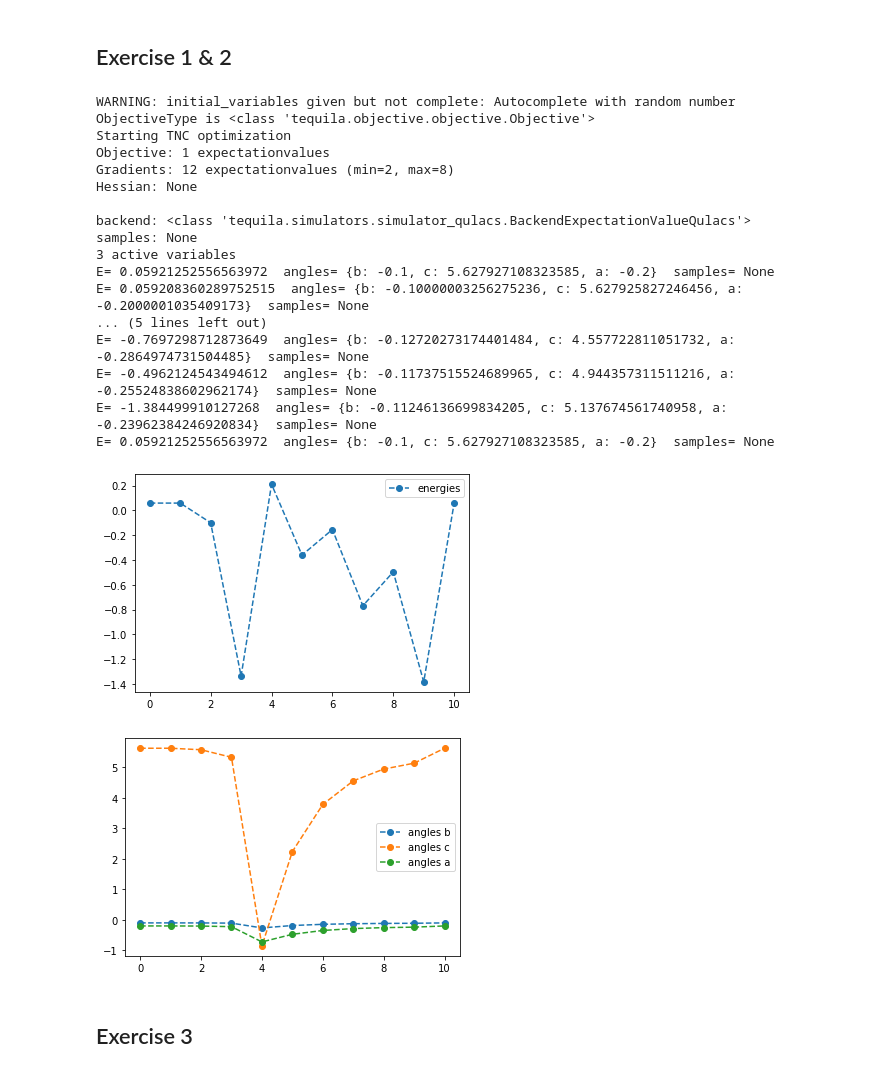
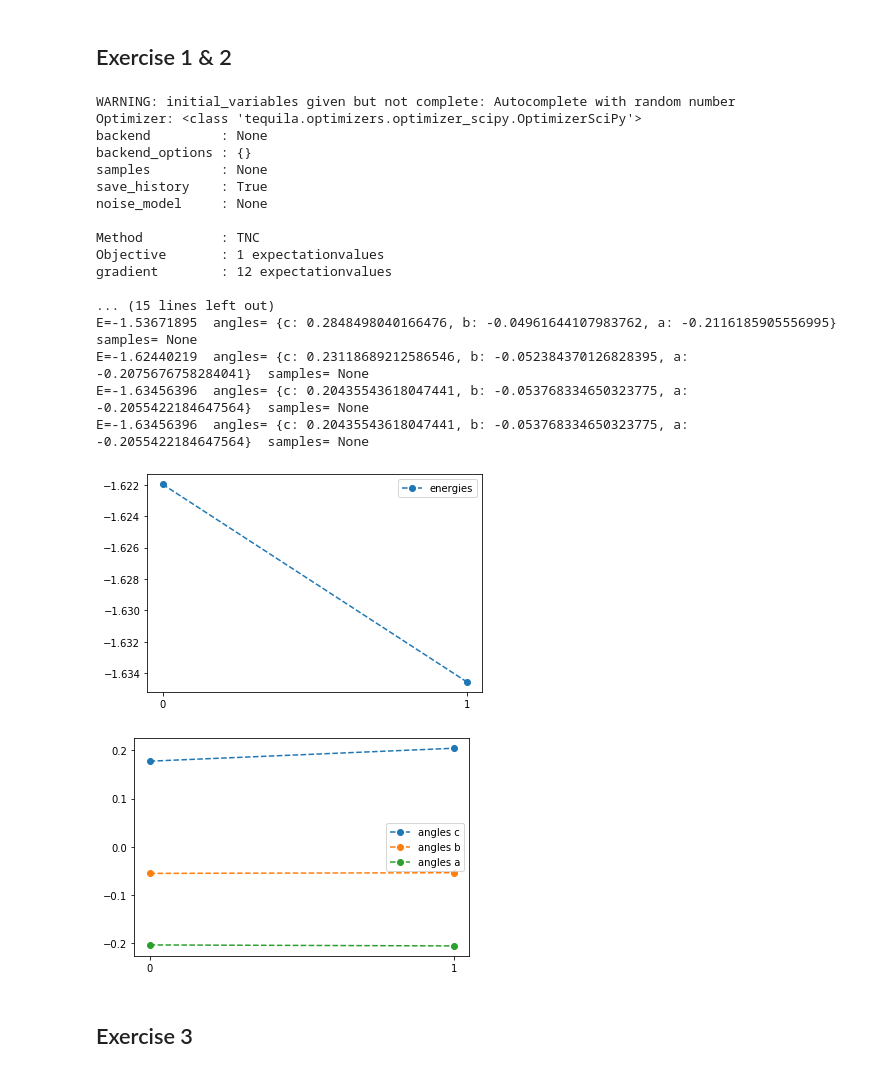
Before and after one commit to tequilahub/tequila, a Jupyter notebook: tutorials/SciPyOptimizers.ipynb, the cells around one changed output. Cells and saved outputs as stored; diff of their text form; code cells hidden in the pictures.

```diff
--- a/tutorials/SciPyOptimizers.ipynb
+++ b/tutorials/SciPyOptimizers.ipynb
@@ -386,30 +386,30 @@ Note: It is not enough to just restrict the point 0.0
 # %%
 O = tq.Objective.ExpectationValue(U=U, H=H)
 result = tq.optimizer_scipy.minimize(objective=O, method='TNC', maxiter=10, initial_values={'a':-0.2, 'b':-0.1})
-result.history.plot()
 # %% [output]
 WARNING: initial_variables given but not complete: Autocomplete with random number
-ObjectiveType is <class 'tequila.objective.objective.Objective'>
-Starting TNC optimization
-Objective: 1 expectationvalues
-Gradients: 12 expectationvalues (min=2, max=8)
-Hessian: None
+Optimizer: <class 'tequila.optimizers.optimizer_scipy.OptimizerSciPy'>
+backend         : None
+backend_options : {}
+samples         : None
+save_history    : True
+noise_model     : None
 
-backend: <class 'tequila.simulators.simulator_qulacs.BackendExpectationValueQulacs'>
-samples: None
-3 active variables
-E= 0.05921252556563972  angles= {b: -0.1, c: 5.627927108323585, a: -0.2}  samples= None
-E= 0.059208360289752515  angles= {b: -0.10000003256275236, c: 5.627925827246456, a: -0.2000001035409173}  samples= None
-... (5 lines left out)
-E= -0.7697298712873649  angles= {b: -0.12720273174401484, c: 4.557722811051732, a: -0.2864974731504485}  samples= None
-E= -0.4962124543494612  angles= {b: -0.11737515524689965, c: 4.944357311511216, a: -0.25524838602962174}  samples= None
-E= -1.384499910127268  angles= {b: -0.11246136699834205, c: 5.137674561740958, a: -0.23962384246920834}  samples= None
-E= 0.05921252556563972  angles= {b: -0.1, c: 5.627927108323585, a: -0.2}  samples= None
+Method          : TNC
+Objective       : 1 expectationvalues
+gradient        : 12 expectationvalues
+
+... (15 lines left out)
+E=-1.53671895  angles= {c: 0.2848498040166476, b: -0.04961644107983762, a: -0.2116185905556995}  samples= None
+E=-1.62440219  angles= {c: 0.23118689212586546, b: -0.052384370126828395, a: -0.2075676758284041}  samples= None
+E=-1.63456396  angles= {c: 0.20435543618047441, b: -0.053768334650323775, a: -0.2055422184647564}  samples= None
+E=-1.63456396  angles= {c: 0.20435543618047441, b: -0.053768334650323775, a: -0.2055422184647564}  samples= None
-[figure, removed]
 # %%
+result.history.plot('energies')
 result.history.plot('angles')
 # %% [output]
-[figure, old version]
+[figure, new version]
+[figure, added]
 # %% [markdown]
 ## Exercise 3
 # %%
```
Also changed, not shown: parts of 14 cells of this notebook, 2 other files.
